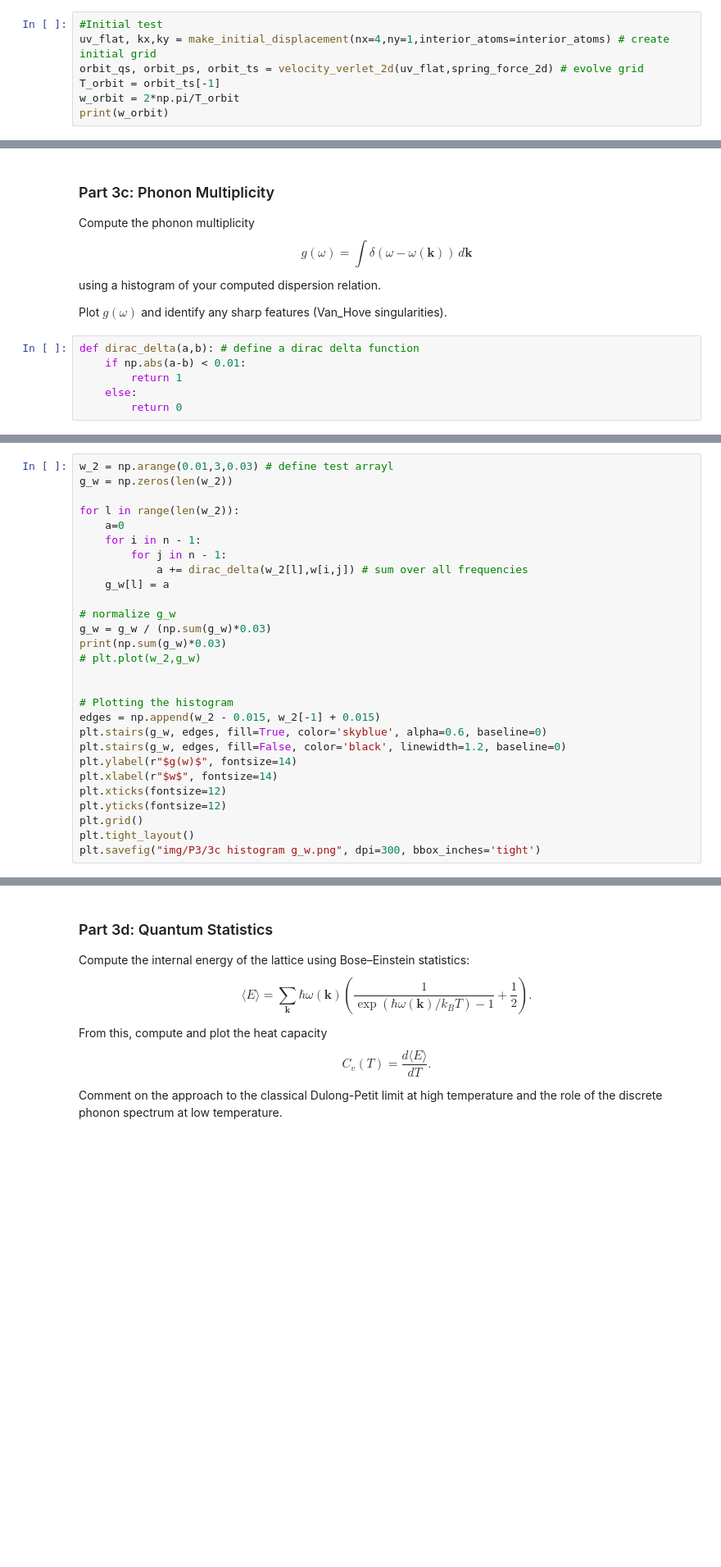
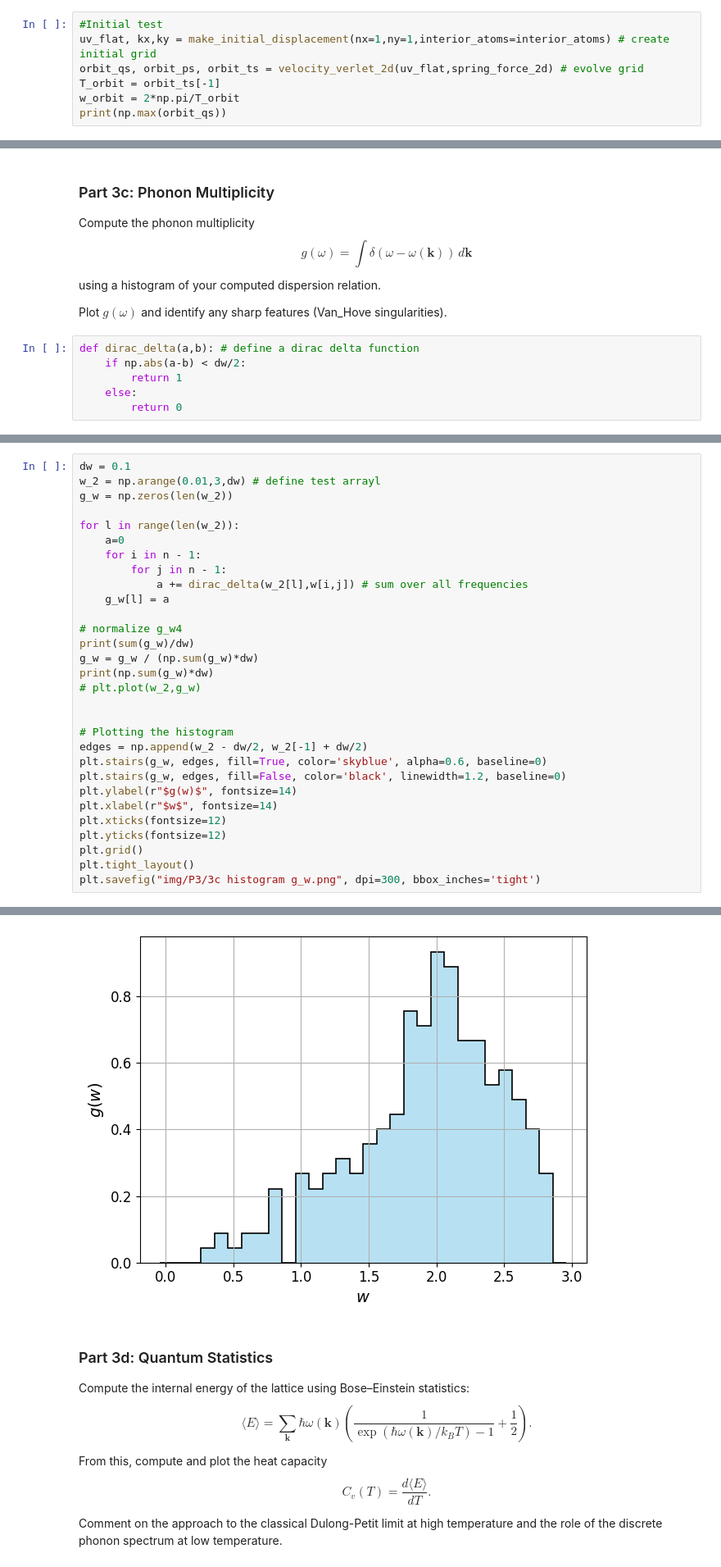
Before and after one commit to Danielle-06/Statfys-2-2026, a Jupyter notebook: 03.lattice_vibrations_nb.ipynb, the cells around one changed output, grey strips where cells are left out. Shown at 82% size. Drawn from its saved outputs; the diff is of its cells as text; blank space fills up the shorter version.

```diff
--- a/03.lattice_vibrations_nb.ipynb
+++ b/03.lattice_vibrations_nb.ipynb
@@ -155,9 +155,9 @@ $$
 $$
 # %%
 #Initial test
-uv_flat, kx,ky = make_initial_displacement(nx=4,ny=1,interior_atoms=interior_atoms) # create initial grid
+uv_flat, kx,ky = make_initial_displacement(nx=1,ny=1,interior_atoms=interior_atoms) # create initial grid
 orbit_qs, orbit_ps, orbit_ts = velocity_verlet_2d(uv_flat,spring_force_2d) # evolve grid
 T_orbit = orbit_ts[-1]
 w_orbit = 2*np.pi/T_orbit
-print(w_orbit)
+print(np.max(orbit_qs))
 # %% [output]
@@ -331,7 +331,7 @@ using a histogram of your computed dispersion relation.
 Plot $g(\omega)$ and identify any sharp features (Van_Hove singularities).
 # %%
 def dirac_delta(a,b): # define a dirac delta function
-    if np.abs(a-b) < 0.01:
+    if np.abs(a-b) < dw/2:
         return 1
     else:
         return 0
@@ -340,5 +338,6 @@ print(np.arange(0.01,0.5,0.05))
 # %%
-w_2 = np.arange(0.01,3,0.03) # define test arrayl
+dw = 0.1
+w_2 = np.arange(0.01,3,dw) # define test arrayl
 g_w = np.zeros(len(w_2))
 
 for l in range(len(w_2)):
@@ -348,14 +347,15 @@ for l in range(len(w_2)):
             a += dirac_delta(w_2[l],w[i,j]) # sum over all frequencies
     g_w[l] = a
 
-# normalize g_w
-g_w = g_w / (np.sum(g_w)*0.03)
-print(np.sum(g_w)*0.03)
+# normalize g_w4
+print(sum(g_w)/dw)
+g_w = g_w / (np.sum(g_w)*dw)
+print(np.sum(g_w)*dw)
 # plt.plot(w_2,g_w)
 
 
 # Plotting the histogram
-edges = np.append(w_2 - 0.015, w_2[-1] + 0.015)
+edges = np.append(w_2 - dw/2, w_2[-1] + dw/2)
 plt.stairs(g_w, edges, fill=True, color='skyblue', alpha=0.6, baseline=0)
 plt.stairs(g_w, edges, fill=False, color='black', linewidth=1.2, baseline=0)
 plt.ylabel(r"$g(w)$", fontsize=14)
@@ -365,3 +365,4 @@ plt.yticks(fontsize=12)
 plt.grid()
 plt.tight_layout()
 plt.savefig("img/P3/3c histogram g_w.png", dpi=300, bbox_inches='tight')
+# %% [output]
@@ -368,3 +371,4 @@ plt.savefig("img/P3/3c histogram g_w.png", dpi=300, bbox_inches='tight')
+[figure, added]
 # %% [markdown]
 ### Part 3d: Quantum Statistics
 
```
Also changed, not shown: parts of 5 cells of this notebook, 1 other file.
